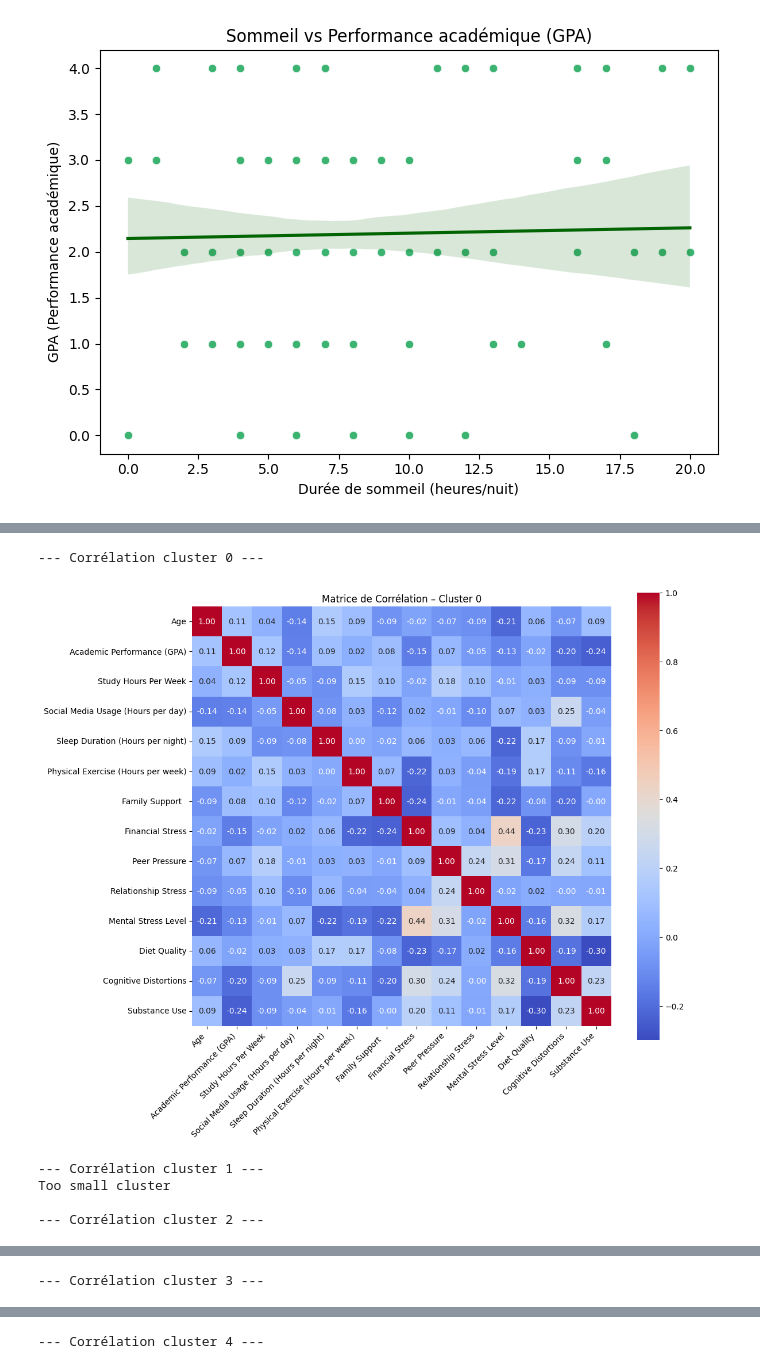
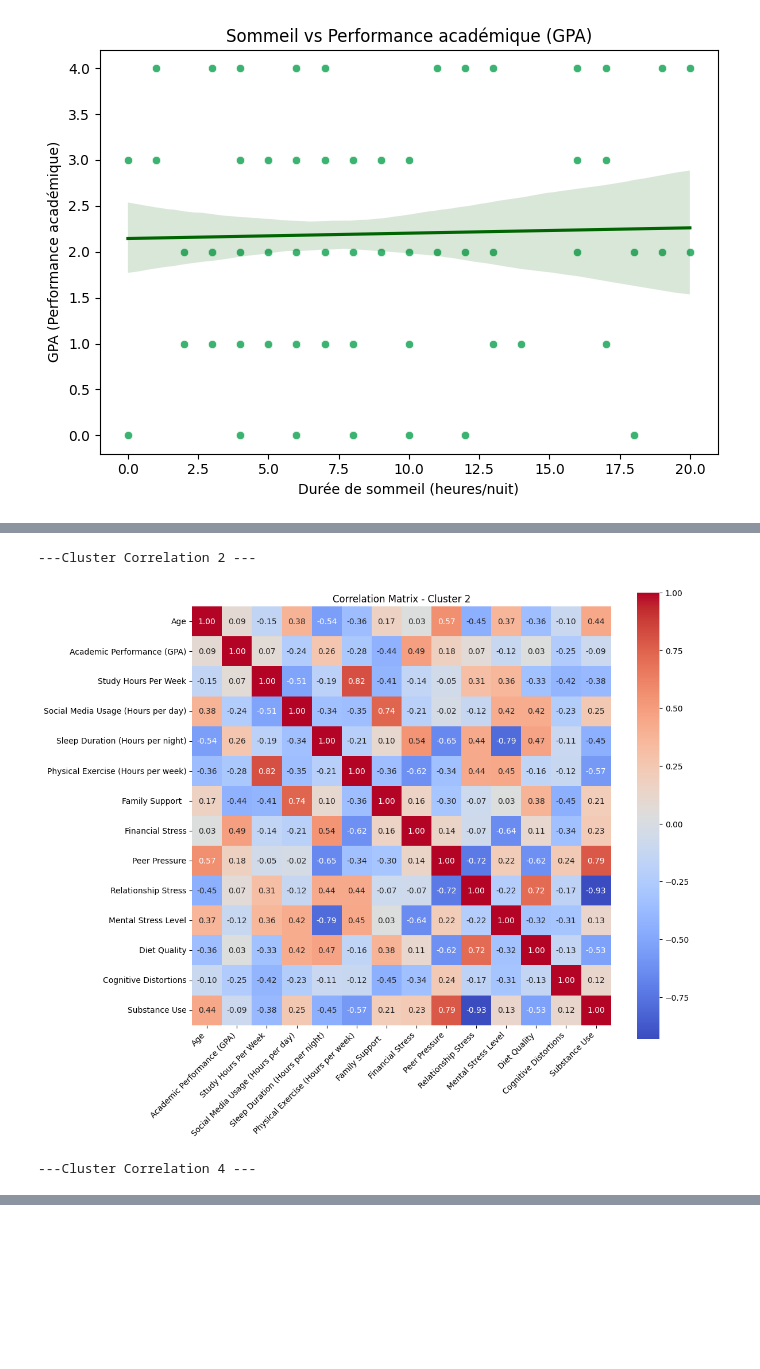
Before and after one commit to Sn-Kirtika/Students-Mental-Health, a Jupyter notebook: MentalHealth.ipynb, the cells around one changed output, grey strips where cells are left out. Cells and saved outputs as stored; diff of their text form; code cells hidden in the pictures; blank space fills up the shorter version.

Commit message:
added a graph to see features of the cluster

```diff
--- a/MentalHealth.ipynb
+++ b/MentalHealth.ipynb
@@ -417,7 +417,8 @@ encoders = [
     for col in string_cols
 ]
 
-#Regroup the features spliited earlier to a Vector one-hot
+#Regroup the features spliited earlier to a Vector one-hot encoded
+
 assembler_inputs = numeric_cols + [f"{c}_ohe" for c in string_cols]
 assembler = VectorAssembler(inputCols=assembler_inputs, outputCol="features_raw")
 
@@ -452,7 +453,7 @@ for k in range(2, 11):
 
 #Best score of k
 k_optimal, best_score = max(sil_scores, key=lambda x: x[1])
-print(f"→ k optimal = {k_optimal}, score = {best_score:.4f}")
+print(f"→ k optimum = {k_optimal}, score = {best_score:.4f}")
 
 #Final train and added the cluster to a column
 final_km = KMeans(featuresCol="features", k=k_optimal, seed=42)
@@ -463,47 +464,35 @@ df_clustered = final_model.transform(df_prepared).withColumnRenamed("prediction"
 #Convert pyspark dataframe to pandas
 pdf = df_clustered.select(numeric_cols + ["cluster"]).toPandas()
 
-# Corrélation globale
-corr_globale = pdf[numeric_cols].corr()
-print("Matrice de corrélation globale :")
-print(corr_globale)
+#Global correlation
+global_corr = pdf[numeric_cols].corr()
+#print("Global correlation matrix:")
+#print(global_corr)
 
-# Affichage heatmap corrélation globale
+# Global eatmap correlation
 plt.figure(figsize=(12, 10))
-sns.heatmap(corr_globale, annot=True, fmt=".2f", cmap="coolwarm", square=True)
+sns.heatmap(global_corr, annot=True, fmt=".2f", cmap="coolwarm", square=True)
 plt.title("Correlation matrix")
 plt.xticks(rotation=45, ha="right")
 plt.yticks(rotation=0)
 plt.tight_layout()
 plt.show()
 
-# Corrélations par cluster
+#Correlation by clusters
 for cluster in sorted(pdf["cluster"].unique()):
-    print(f"\n--- Corrélation cluster {cluster} ---")
-    sub_df = pdf[pdf["cluster"] == cluster][numeric_cols]
+    if (cluster == 2 or cluster == 4 ):
+        print(f"\n---Cluster Correlation {cluster} ---")
+        sub_df = pdf[pdf["cluster"] == cluster][numeric_cols]
 
-    #print(pdf["cluster"].value_counts())
-    if len(sub_df) < 2:
-        print("Too small cluster")
-        continue
+        corr = sub_df.corr()
+    #    print(corr)
 
-    if sub_df.nunique().max() <= 1:
-        print("All values are the same")
-        continue
-
-    if sub_df.isna().all().any():
-        print("All the columns are NULL in that cluster")
-        continue
-
-    corr = sub_df.corr()
-#    print(corr)
-
-    # Affichage heatmap pour le cluster
-    plt.figure(figsize=(12, 10))
-    sns.heatmap(corr, annot=True, fmt=".2f", cmap="coolwarm", square=True)
-    plt.title(f"Matrice de Corrélation – Cluster {cluster}")
-    plt.xticks(rotation=45, ha="right")
-    plt.yticks(rotation=0)
-    plt.tight_layout()
-    plt.show()
+        # Heatmap for the clusters
+        plt.figure(figsize=(12, 10))
+        sns.heatmap(corr, annot=True, fmt=".2f", cmap="coolwarm", square=True)
+        plt.title(f"Correlation Matrix - Cluster {cluster}")
+        plt.xticks(rotation=45, ha="right")
+        plt.yticks(rotation=0)
+        plt.tight_layout()
+        plt.show()
 # %% [output]
@@ -527,7 +500,4 @@ Substance Use                                    0.168284       1.000000
 [figure]
---- Corrélation cluster 0 ---
+---Cluster Correlation 2 ---
-[figure, old version]
+[figure, new version]
---- Corrélation cluster 1 ---
-Too small cluster
-
---- Corrélation cluster 2 ---
+---Cluster Correlation 4 ---
@@ -535 +504,0 @@ Too small cluster
---- Corrélation cluster 3 ---
@@ -537 +504,0 @@ Too small cluster
---- Corrélation cluster 4 ---
```
Also changed, not shown: parts of 7 cells of this notebook.
